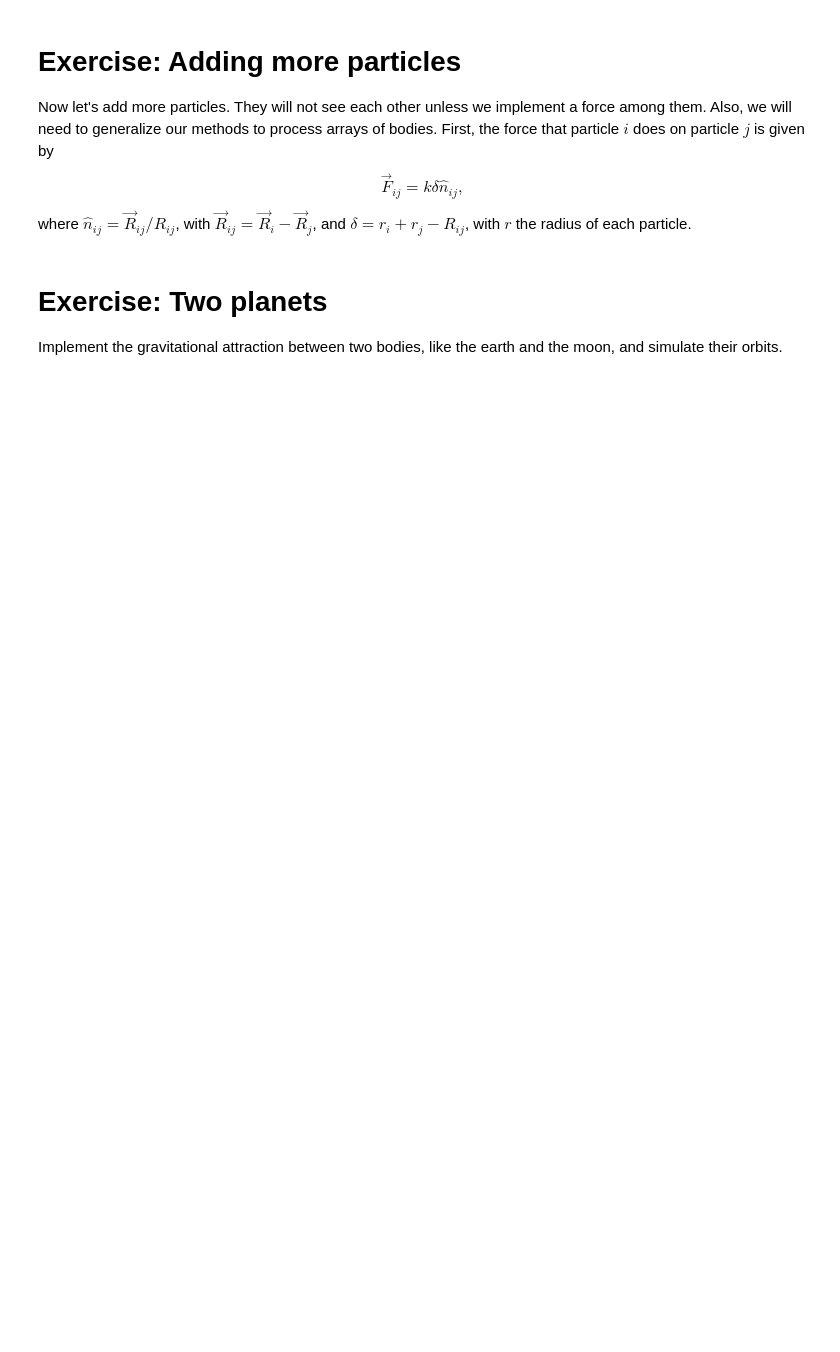
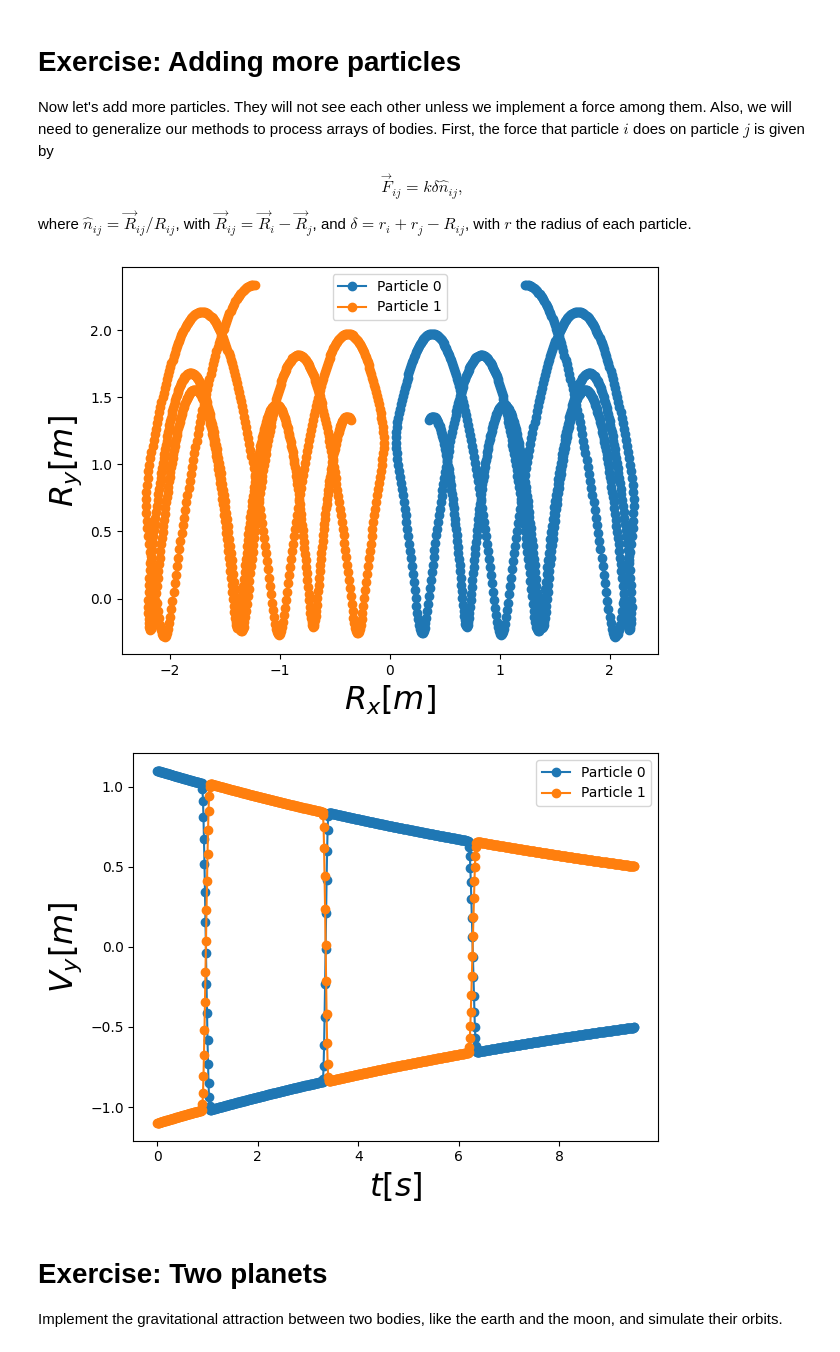
Before and after one commit to saguileran/2022-II-HerrComp, a Jupyter notebook: 08-MolecularDynamics/MolecularDynamics-MacroBodies.ipynb, the cells around one changed output. Drawn from its saved outputs; the diff is of its cells as text; code cells hidden in the pictures; blank space fills up the shorter version.

```diff
--- a/08-MolecularDynamics/MolecularDynamics-MacroBodies.ipynb
+++ b/08-MolecularDynamics/MolecularDynamics-MacroBodies.ipynb
@@ -385,11 +407,33 @@ class Collider:
         for body in bodies: # Individual forces
             body.F = np.zeros(3) # Reset the force
             body.F += body.mass*self.G # Add gravity
-            # YOUR CODE HERE
-            raise NotImplementedError()
+            ### BEGIN SOLUTION
+            body.F -= self.B*body.mass*body.V # Add damping force
+            # add force with ground
+            delta = body.radius - body.R[1]
+            if delta > 0:
+                body.F[1] += self.K*delta
+            # add force with r wall
+            delta = body.R[0] + body.radius - self.LX/2
+            if delta > 0:
+                body.F[0] -= self.K*delta
+            # add force with l wall
+            delta = body.radius - self.LX/2 - body.R[0]
+            if delta > 0:
+                body.F[0] += 1*self.K*delta
+            ### END SOLUTION
         # Add body-body interactions. Use third Newton law
-        # YOUR CODE HERE
-        raise NotImplementedError()
+        ### BEGIN SOLUTION
+        for ii in range(len(bodies)):
+            for jj in range(ii+1, len(bodies)):
+                Rij = bodies[ii].R - bodies[jj].R
+                rijnorm = np.linalg.norm(Rij)
+                delta = bodies[ii].radius + bodies[jj].radius - rijnorm
+                if (delta > 0):
+                    Nij = Rij/rijnorm
+                    bodies[ii].F += self.K*delta*Nij
+                    bodies[jj].F -= self.K*delta*Nij
+        ### END SOLUTION
 
 #%matplotlib inline
 import numpy as np
@@ -421,35 +465,38 @@ Ry1 = np.zeros(NSTEPS);
 Vx0 = np.zeros(NSTEPS);
 Vy0 = np.zeros(NSTEPS);
 Vx1 = np.zeros(NSTEPS);
 Vy1 = np.zeros(NSTEPS);
 
 # main evolution loop
 it = 0
 while it < NSTEPS:
     Rx0[it] = particles[0].R[0]; Ry0[it] = particles[0].R[1];
     Rx1[it] = particles[1].R[0]; Ry1[it] = particles[1].R[1];
     Vx0[it] = particles[0].V[0]; Vy0[it] = particles[0].V[1];
     Vx1[it] = particles[1].V[0]; Vy1[it] = particles[1].V[1];
     collider.computeForce(particles)
     leapfrog.timestep(particles)
     it = it + 1
 
 # plot final path
 fig, ax = plt.subplots()
 ax.plot(Rx0, Ry0, '-o', label="Particle 0")
 ax.plot(Rx1, Ry1, '-o', label="Particle 1")
 ax.legend()
 ax.set_xlabel(r"$R_x [m]$", fontsize=23)
 ax.set_ylabel(r"$R_y [m]$", fontsize=23)
 plt.tight_layout()
 
 fig, ax = plt.subplots()
 ax.plot(T, Vx0, '-o', label="Particle 0")
 ax.plot(T, Vx1, '-o', label="Particle 1")
 ax.legend()
-ax.set_xlabel(r"$R_x [m]$", fontsize=23)
-ax.set_ylabel(r"$R_y [m]$", fontsize=23)
+ax.set_xlabel(r"$t [s]$", fontsize=23)
+ax.set_ylabel(r"$V_y [m]$", fontsize=23)
 plt.tight_layout()
+# %% [output]
+[figure, added]
+[figure, added]
 # %%
 # For printing vtk data: Run this here or remove the ! and run it in the console
 !conda install -y -c conda-forge pyevtk
```
Also changed, not shown: parts of 3 cells of this notebook.
